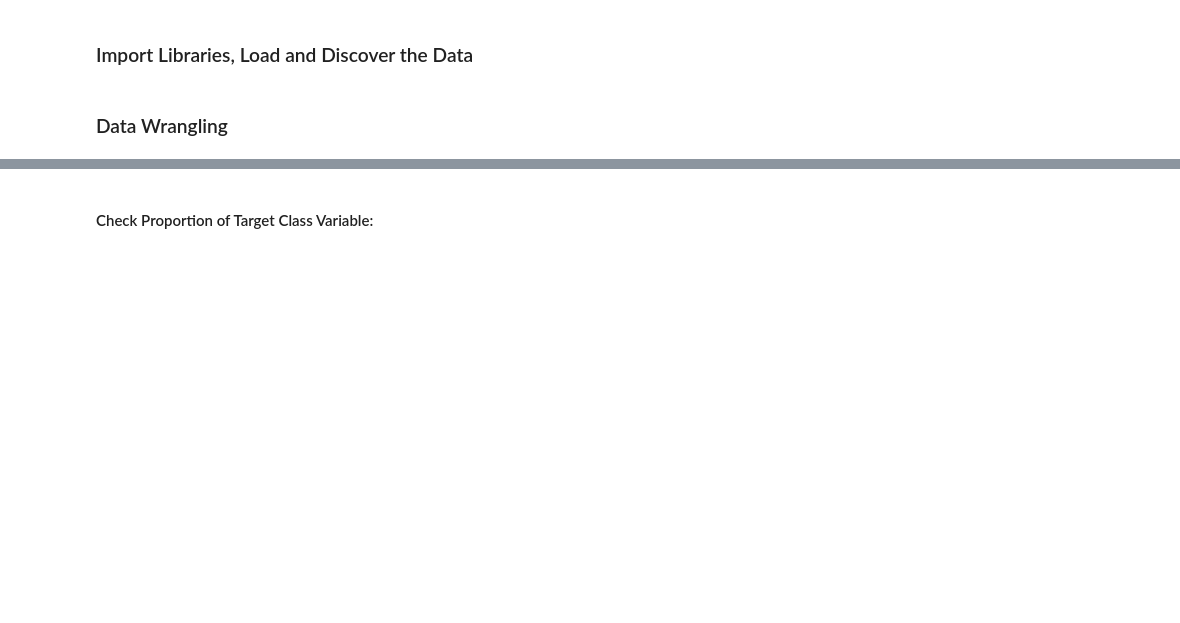
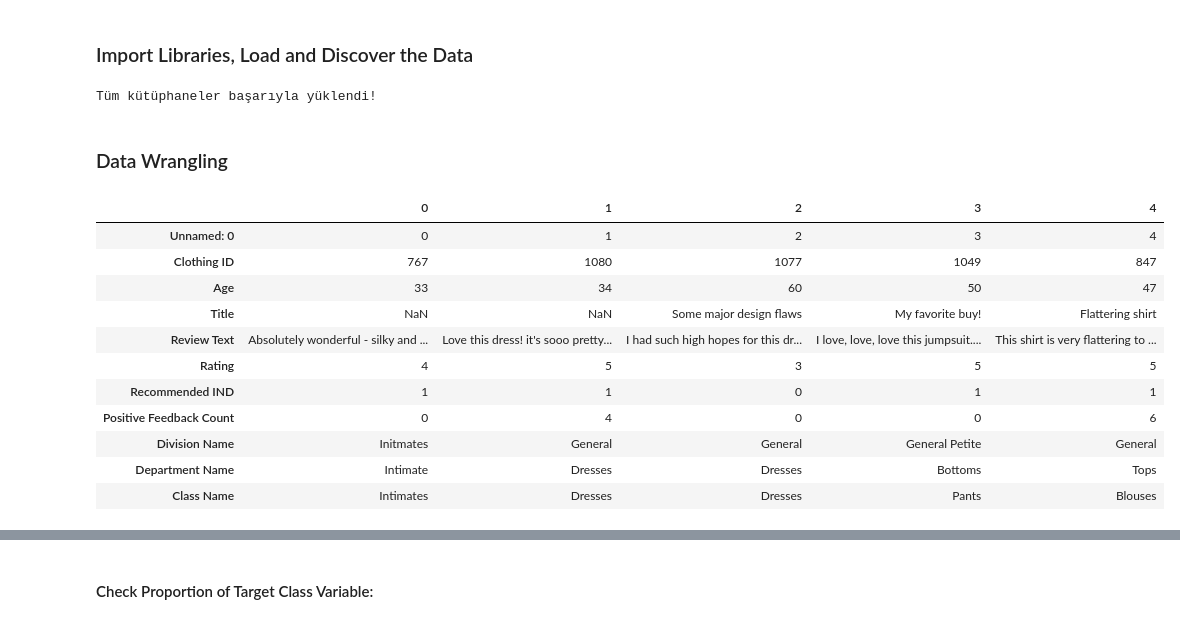
Before and after one commit to Nurdan10/NLP, a Jupyter notebook: NLP_Sentiment_Analysis_Project.ipynb, the cells around one changed output, grey strips where cells are left out. Cells and saved outputs as stored; diff of their text form; code cells hidden in the pictures; blank space fills up the shorter version.

```diff
--- a/NLP_Sentiment_Analysis_Project.ipynb
+++ b/NLP_Sentiment_Analysis_Project.ipynb
@@ -119,11 +119,18 @@ In this project we used sentiment analysis to determined whether the product is
 ## 1. Exploratory Data Analysis
 # %% [markdown]
 ### Import Libraries, Load and Discover the Data
-# %%
-import pandas as pd
-import numpy as np
-import warnings
-warnings.filterwarnings("ignore")
-pd.set_option('display.max_columns', 50)
+# %%
+import numpy as np
+import pandas as pd
+import matplotlib.pyplot as plt
+import seaborn as sns
+import nltk
+import spacy
+import gensim
+import transformers
+
+print("Tüm kütüphaneler başarıyla yüklendi!")
+# %% [output]
+Tüm kütüphaneler başarıyla yüklendi!
 # %%
 data = pd.read_csv('Womens Clothing E-Commerce Reviews.csv')
@@ -130,2 +138,17 @@ data = pd.read_csv('Womens Clothing E-Commerce Reviews.csv')
 # %% [markdown]
 ### Data Wrangling
+# %%
+df.head().T
+# %% [output]
+|  | 0 | 1 | 2 | 3 | 4 |
+| Unnamed: 0 | 0 | 1 | 2 | 3 | 4 |
+| Clothing ID | 767 | 1080 | 1077 | 1049 | 847 |
+| Age | 33 | 34 | 60 | 50 | 47 |
+| Title | NaN | NaN | Some major design flaws | My favorite buy! | Flattering shirt |
+| Review Text | Absolutely wonderful - silky and ... | Love this dress! it's sooo pretty... | I had such high hopes for this dr... | I love, love, love this jumpsuit.... | This shirt is very flattering to ... |
+| Rating | 4 | 5 | 3 | 5 | 5 |
+| Recommended IND | 1 | 1 | 0 | 1 | 1 |
+| Positive Feedback Count | 0 | 4 | 0 | 0 | 6 |
+| Division Name | Initmates | General | General | General Petite | General |
+| Department Name | Intimate | Dresses | Dresses | Bottoms | Tops |
+| Class Name | Intimates | Dresses | Dresses | Pants | Blouses |
```
Also changed, not shown: parts of 22 cells of this notebook.
